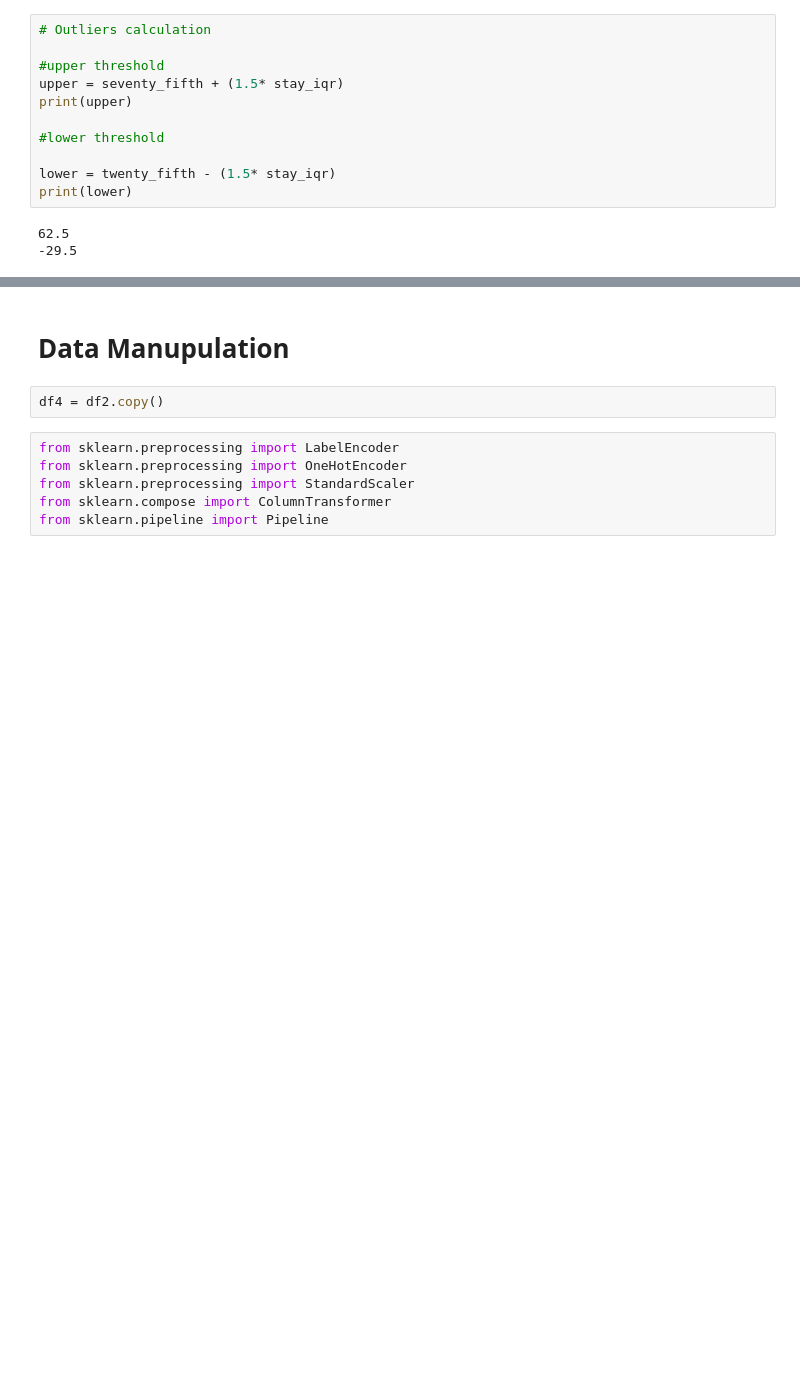
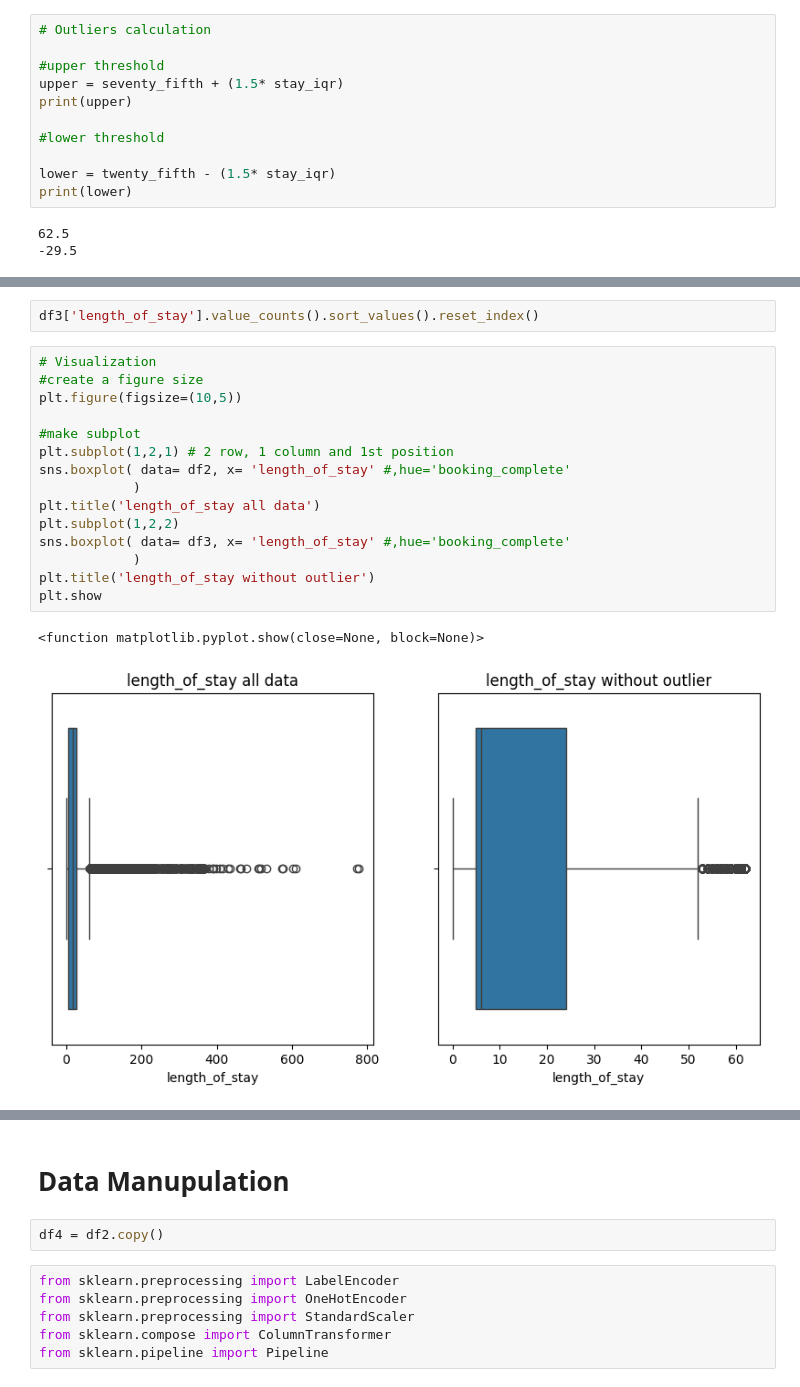
Before and after one commit to mehadisaki/Project_2_British_airways_data_ML, a Jupyter notebook: Predicting_customer_buying_behaviour.ipynb, the cells around one changed output, grey strips where cells are left out. Saved outputs shown, nothing was run; the diff lists cells and outputs as text; blank space fills up the shorter version.

```diff
--- a/Predicting_customer_buying_behaviour.ipynb
+++ b/Predicting_customer_buying_behaviour.ipynb
@@ -969,0 +1018,20 @@ df3 = df2[(df2['length_of_stay'] < lower)  | (df2['length_of_stay'] > upper) ]
+# %%
+df3['length_of_stay'].value_counts().sort_values().reset_index()
+# %%
+# Visualization
+#create a figure size
+plt.figure(figsize=(10,5))
+
+#make subplot
+plt.subplot(1,2,1) # 2 row, 1 column and 1st position
+sns.boxplot( data= df2, x= 'length_of_stay' #,hue='booking_complete'
+            )
+plt.title('length_of_stay all data')
+plt.subplot(1,2,2)
+sns.boxplot( data= df3, x= 'length_of_stay' #,hue='booking_complete'
+            )
+plt.title('length_of_stay without outlier')
+plt.show
+# %% [output]
+<function matplotlib.pyplot.show(close=None, block=None)>
+[figure, added]
```
Also changed, not shown: parts of 36 cells of this notebook, 1 other file.
